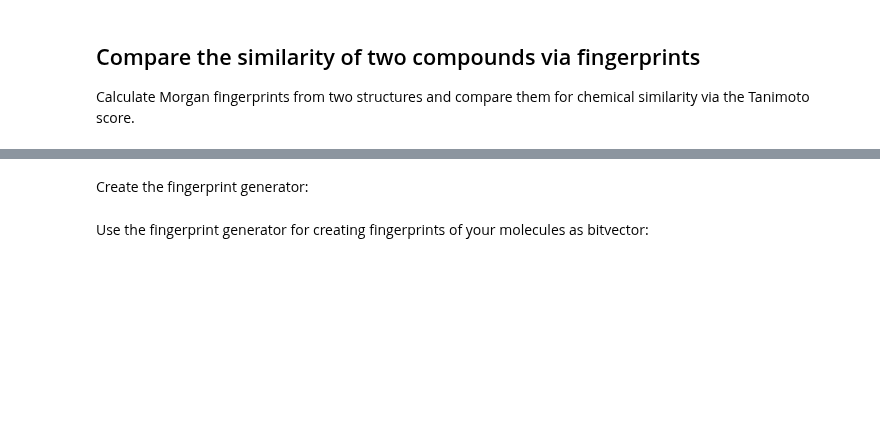
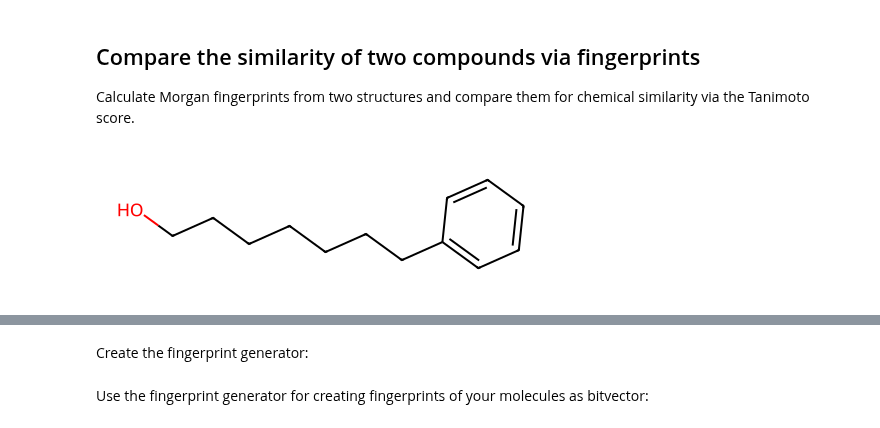
Before and after one commit to MarcZaiser/ChemicalDataScience103_Fork_Zaiser_Marc, a Jupyter notebook: lectures/session12/materials/fingerprints.ipynb, the cells around one changed output, grey strips where cells are left out. Drawn from its saved outputs; the diff is of its cells as text; code cells hidden in the pictures; blank space fills up the shorter version.

```diff
--- a/lectures/session12/materials/fingerprints.ipynb
+++ b/lectures/session12/materials/fingerprints.ipynb
@@ -8,3 +8,7 @@ from rdkit.Chem import rdFingerprintGenerator, DataStructs
 # %%
 mol1 = Chem.MolFromSmiles("c1ccccc1CCCCCCCO")
 mol2 = Chem.MolFromSmiles("c1ccccc1CCCCO")
+# %%
+mol1
+# %% [output]
+[figure, added]
```
Also changed, not shown: parts of 3 cells of this notebook, 3 other files.
